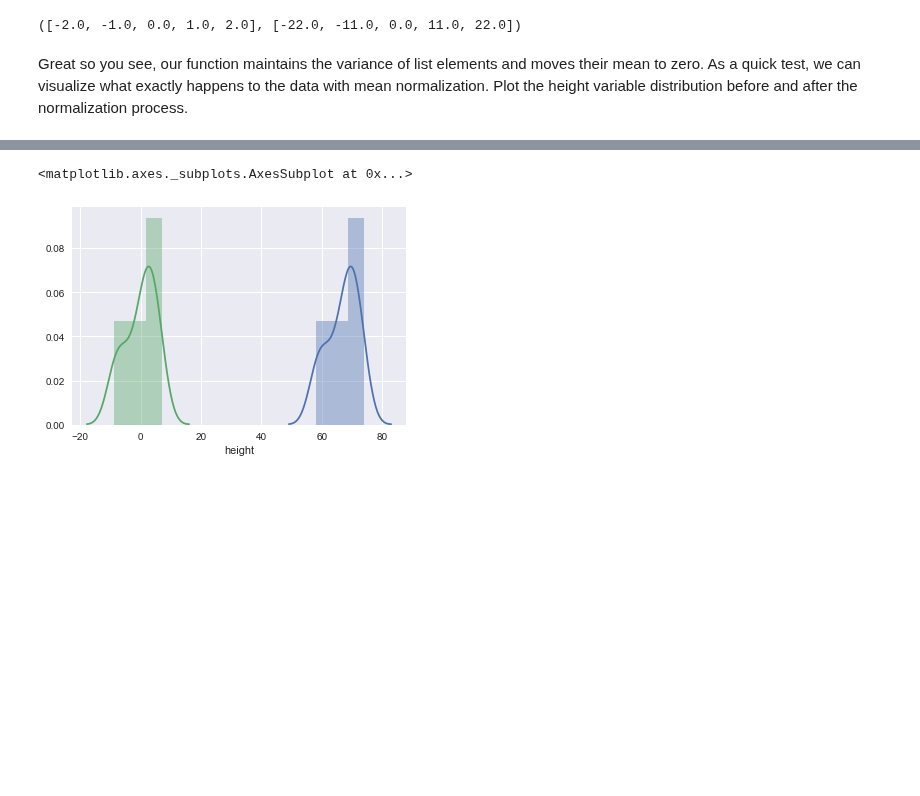
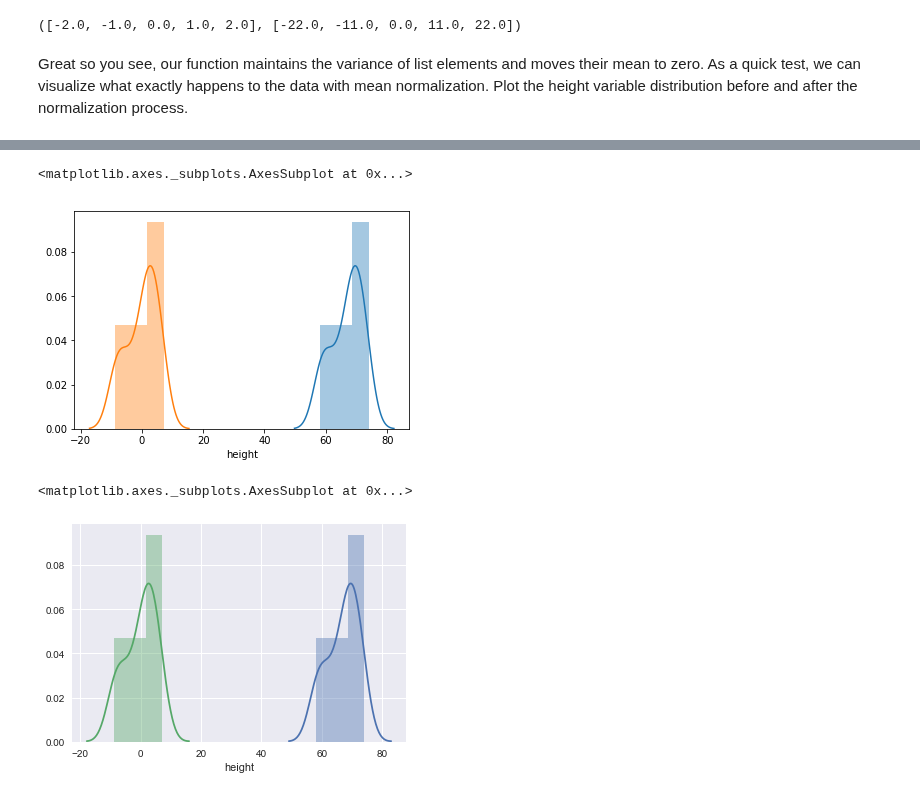
Before and after one commit to msas111/dsc-0-10-04-cov-corr-lab-online-ds-sp-000, a Jupyter notebook: index.ipynb, the cells around one changed output, grey strips where cells are left out. Cells and saved outputs as stored; diff of their text form; code cells hidden in the pictures; blank space fills up the shorter version.

```diff
--- a/index.ipynb
+++ b/index.ipynb
@@ -106,5 +106,6 @@ height = mean_normalize(df['height'])
 import sys
 !{sys.executable} -m pip install seaborn
 import seaborn as sns
-sns.distplot(data.height)
-sns.distplot()
+sns.distplot(df.height)
+sns.distplot(height)
+# %% [output]
@@ -111,3 +126,5 @@ sns.distplot()
+<matplotlib.axes._subplots.AxesSubplot at 0x...>
+[figure, added]
 # %%
 # %% [output]
 <matplotlib.axes._subplots.AxesSubplot at 0x...>
```
Also changed, not shown: parts of 1 cell of this notebook.
